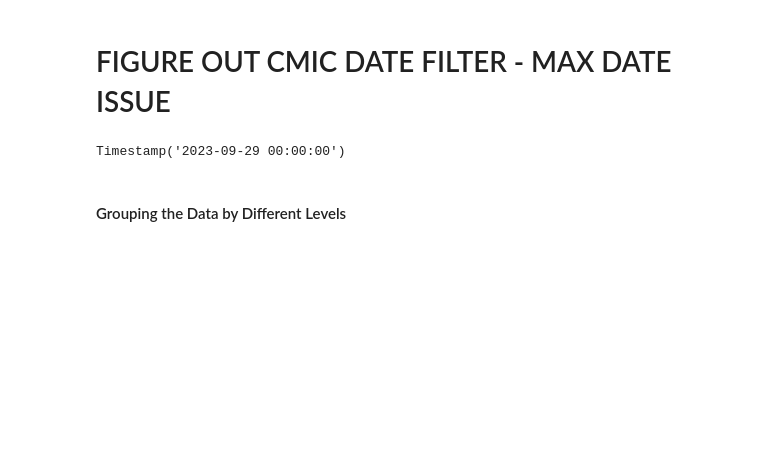
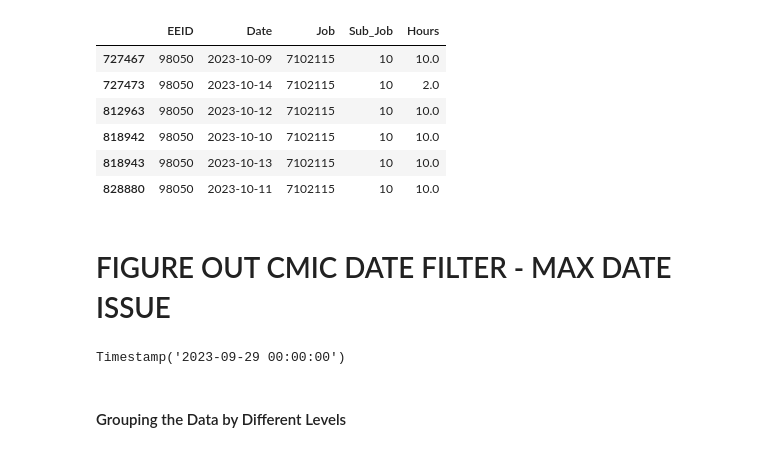
Before and after one commit to jbeachyMoss/LaborHours_Compare, a Jupyter notebook: DataValidation.ipynb, the cells around one changed output. Saved outputs shown, nothing was run; the diff lists cells and outputs as text; code cells hidden in the pictures; blank space fills up the shorter version.

```diff
--- a/DataValidation.ipynb
+++ b/DataValidation.ipynb
@@ -75,3 +104,15 @@ wd_pr_df_comp = wd_pr_df.loc[:,wd_cols_keep]
+# %%
+#QC Work for Leanne on 10/16/2023 - Teams Chat
+### ['EEID'] == '98050' showing 52 in TCP,
+tcp_df_comp.loc[(tcp_filter)&(tcp_df_comp['EEID']=='98050')]
+# %% [output]
+|  | EEID | Date | Job | Sub_Job | Hours |
+| 727467 | 98050 | 2023-10-09 | 7102115 | 10 | 10.0 |
+| 727473 | 98050 | 2023-10-14 | 7102115 | 10 | 2.0 |
+| 812963 | 98050 | 2023-10-12 | 7102115 | 10 | 10.0 |
+| 818942 | 98050 | 2023-10-10 | 7102115 | 10 | 10.0 |
+| 818943 | 98050 | 2023-10-13 | 7102115 | 10 | 10.0 |
+| 828880 | 98050 | 2023-10-11 | 7102115 | 10 | 10.0 |
 # %%
 cmic_pr_df = cmic_pr_df_dev.copy()
 # %%
```
Also changed, not shown: parts of 4 cells of this notebook.
